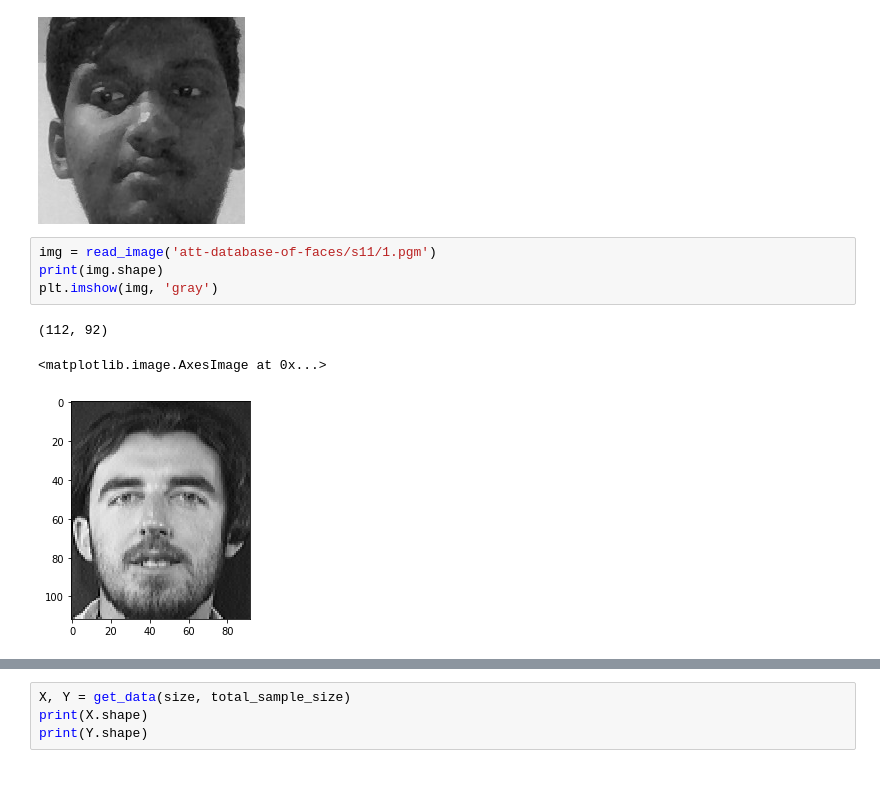
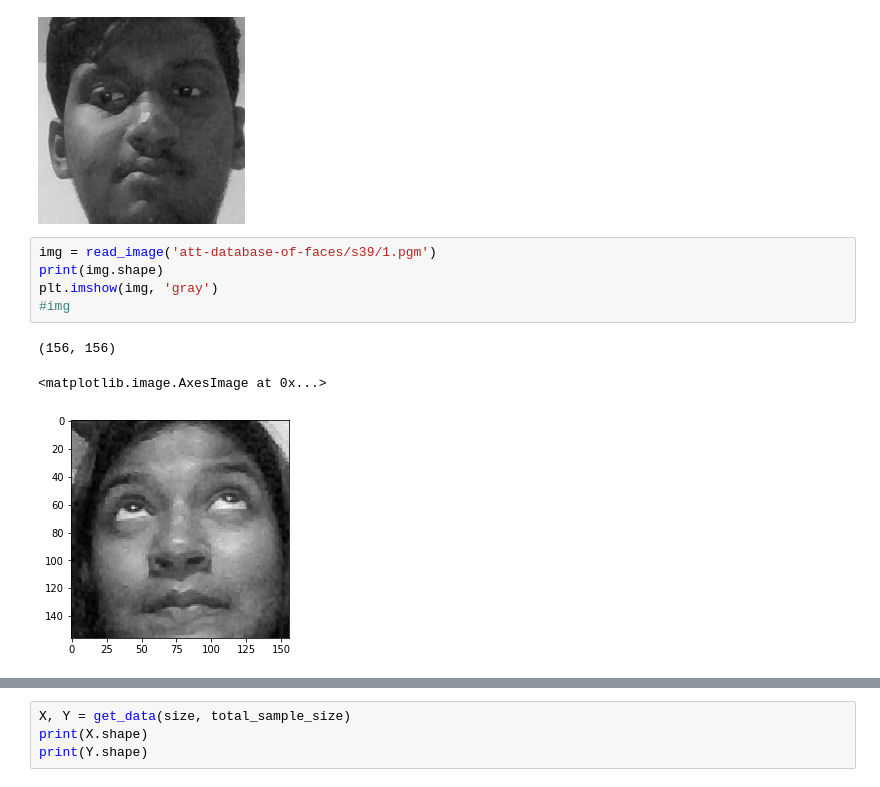
Before and after one commit to shubhamrao6/facerec_siamese, a Jupyter notebook: facerec_siamese.ipynb, the cells around one changed output, grey strips where cells are left out. Saved outputs shown, nothing was run; the diff lists cells and outputs as text.

Commit message:
two new faces added

```diff
--- a/facerec_siamese.ipynb
+++ b/facerec_siamese.ipynb
@@ -40,10 +40,11 @@ Image.open("att-database-of-faces/s40/2.pgm")
 # %% [output]
 [figure]
 # %%
-img = read_image('att-database-of-faces/s11/1.pgm')
+img = read_image('att-database-of-faces/s39/1.pgm')
 print(img.shape)
 plt.imshow(img, 'gray')
+#img
 # %% [output]
-(112, 92)
+(156, 156)
 <matplotlib.image.AxesImage at 0x...>
-[figure, old version]
+[figure, new version]
```
Also changed, not shown: parts of 15 cells of this notebook, 39 other files.
